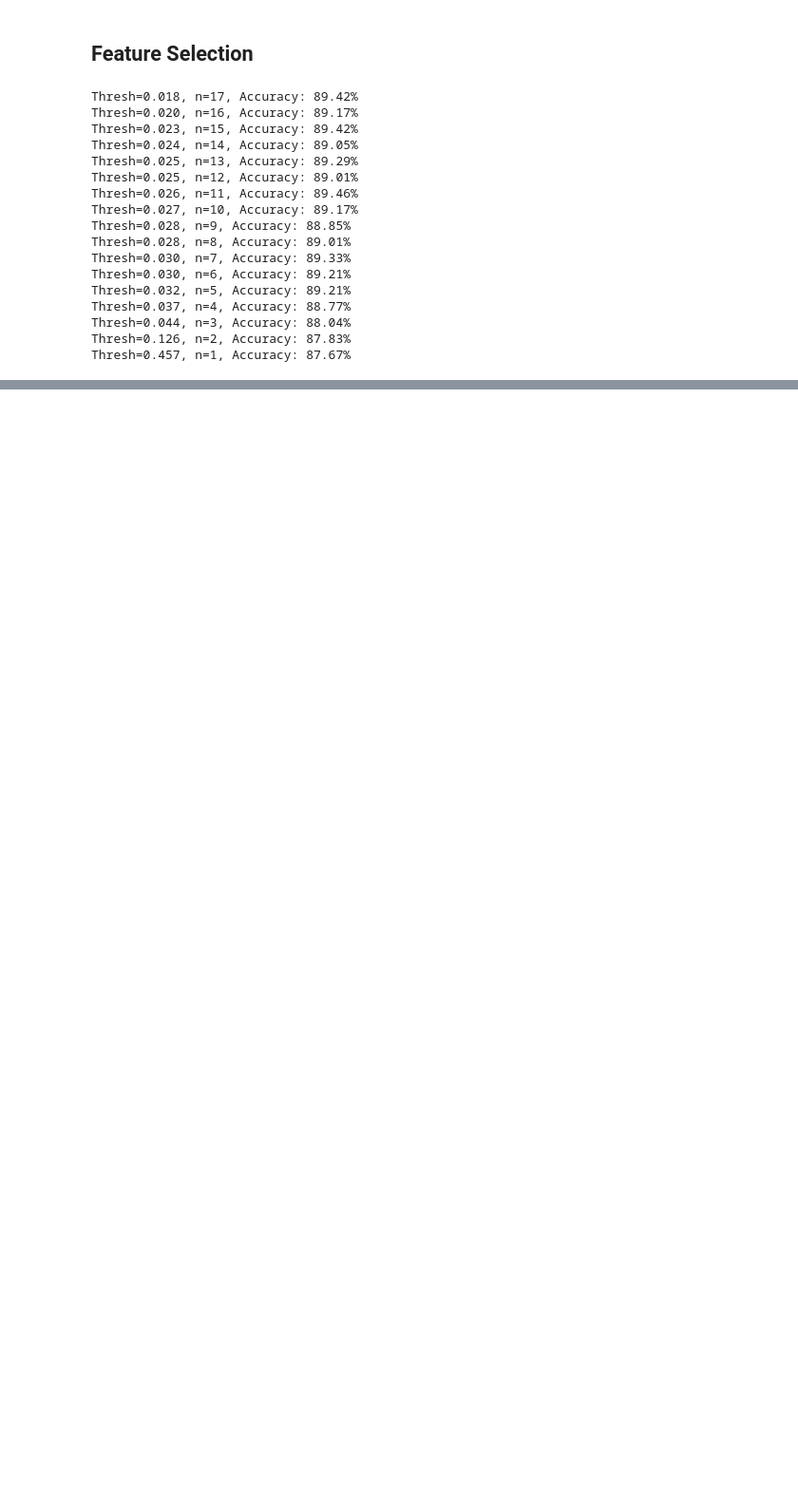
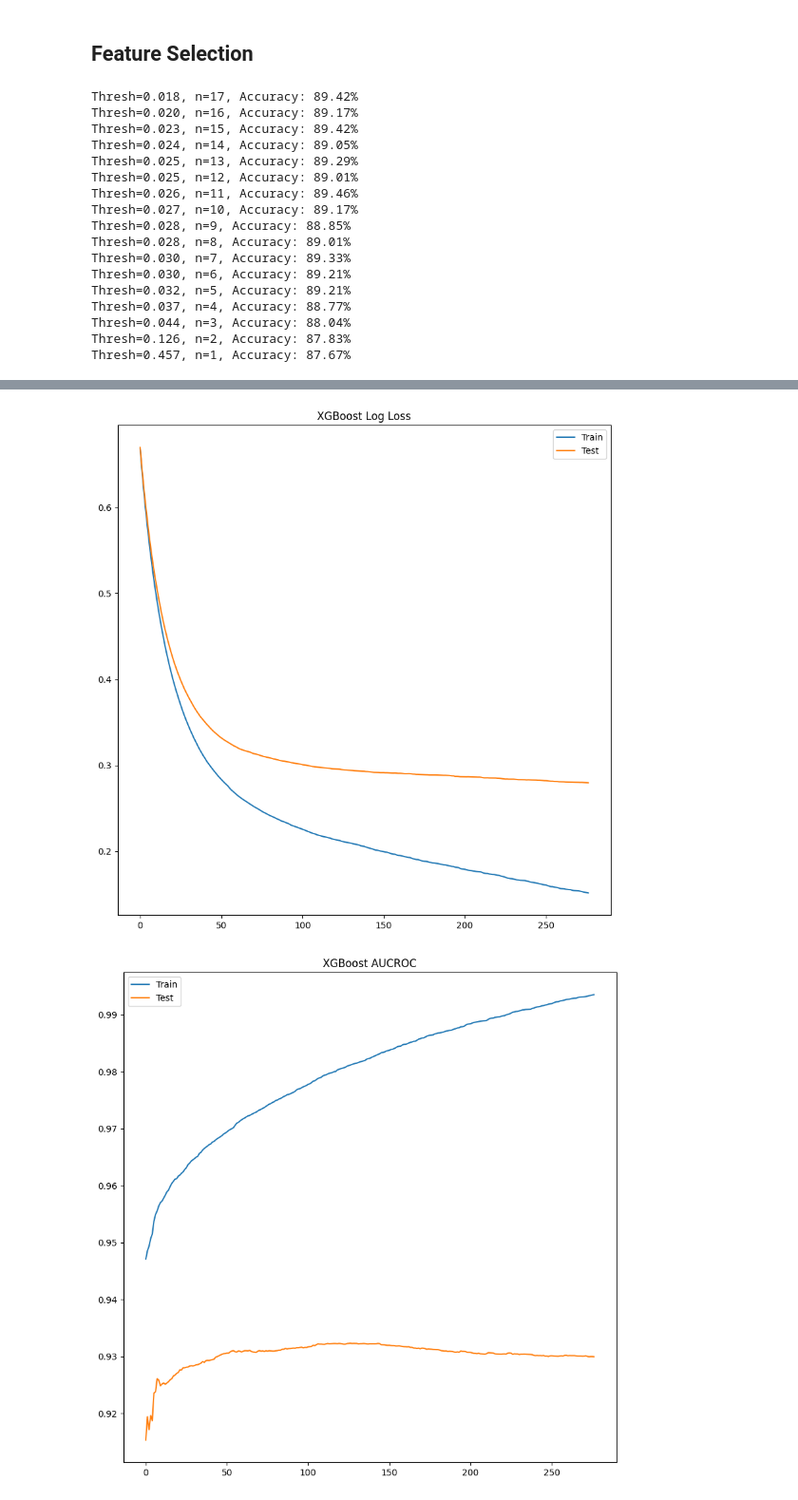
Before and after one commit to Ramya-Kottapalli/aicadium-coding, a Jupyter notebook: ecommerce_model.ipynb, the cells around one changed output, grey strips where cells are left out. Shown: that part at 95% size. Saved outputs shown, nothing was run; the diff lists cells and outputs as text; code cells hidden in the pictures; blank space fills up the shorter version.

Commit message:
model training and metrics

```diff
--- a/ecommerce_model.ipynb
+++ b/ecommerce_model.ipynb
@@ -341,8 +341,8 @@ Thresh=0.044, n=3, Accuracy: 88.04%
 Thresh=0.126, n=2, Accuracy: 87.83%
 Thresh=0.457, n=1, Accuracy: 87.67%
 # %%
-# model with 2nd best accuracy and less features - accuracy 89.33, n = 7
-thresh = thresholds[10]
+# model with best accuracy - accuracy 89.46, n = 11
+thresh = thresholds[6]
 selected_features, select_X_train, select_X_test, selected_model = model_select(thresh)
 print(selected_features)
 
@@ -352,0 +358,12 @@ Thresh=0.030, n=7, Accuracy: 89.33%
+# %%
+LR = 0.04
+n_est = 300
+max_depth = 7
+
+eval_metric = ["logloss", "auc"]
+esr = 150 # early stopping to avoid overfitting
+
+eval_set = [(select_X_train, Y_train), (select_X_test, Y_test)]
+
+model = XGBClassifier(learning_rate=LR, n_estimators=n_est, max_depth=max_depth, scale_pos_weight=scale_pos_weight)
+model.fit(select_X_train, Y_train, eval_metric=eval_metric, eval_set=eval_set, early_stopping_rounds=esr, verbose=True)
@@ -352,0 +400,55 @@ Thresh=0.030, n=7, Accuracy: 89.33%
+# %%
+# make predictions for test data
+y_pred = model.predict(select_X_test)
+y_pred = [round(value) for value in y_pred]
+
+y_pred_train = model.predict(select_X_train)
+y_pred_train = [round(value) for value in y_pred_train]
+
+# evaluate predictions
+accuracy_test = accuracy_score(Y_test, y_pred)
+print("Test Accuracy: %.2f%%" % (accuracy_test * 100.0))
+accuracy_train = accuracy_score(Y_train, y_pred_train)
+print("Train Accuracy: %.2f%%" % (accuracy_train * 100.0))
+print("")
+
+# confusion matrix
+cm = confusion_matrix(Y_test, y_pred)
+cmtx = pd.DataFrame(cm, index=['actual:no', 'actual:yes'], columns=['pred:no', 'pred:yes'])
+print("Confusion matrix:")
+print(cmtx)
+print("")
+
+tn, fp, fn, tp = cm.ravel()
+print(f'True Negatives: {tn}, False Positives: {fp}, False negatives: {fn}, True positives: {tp}')
+print("")
+
+eval_df = pd.DataFrame(precision_recall_fscore_support(Y_test, y_pred),
+index=["Precision", "Recall", "Fscore", "Support"], columns=["Class 0", "Class 1"])
+print(eval_df)
+print("")
+
+# performance metrics
+results = model.evals_result()
+epochs = len(results['validation_0']['logloss'])
+x_axis = range(0, epochs)
+
+# plot log loss for train and test
+fig, ax = plt.subplots()
+ax.plot(x_axis, results['validation_0']['logloss'], label='Train')
+ax.plot(x_axis, results['validation_1']['logloss'], label='Test')
+ax.legend()
+plt.title('XGBoost Log Loss')
+plt.show()
+
+# plot AUC for train and test
+fig, ax = plt.subplots()
+ax.plot(x_axis, results['validation_0']['auc'], label='Train')
+ax.plot(x_axis, results['validation_1']['auc'], label='Test')
+ax.legend()
+plt.title('XGBoost AUCROC')
+plt.show()
+
+print('Test ROC AUC: %.3f' % results['validation_1']['auc'][-1])
+print('Test logloss: %.3f' % results['validation_1']['logloss'][-1])
+# %% [output]
@@ -352,0 +473,2 @@ Thresh=0.030, n=7, Accuracy: 89.33%
+[figure, added]
+[figure, added]
```
Also changed, not shown: parts of 6 cells of this notebook, 2 other files.
